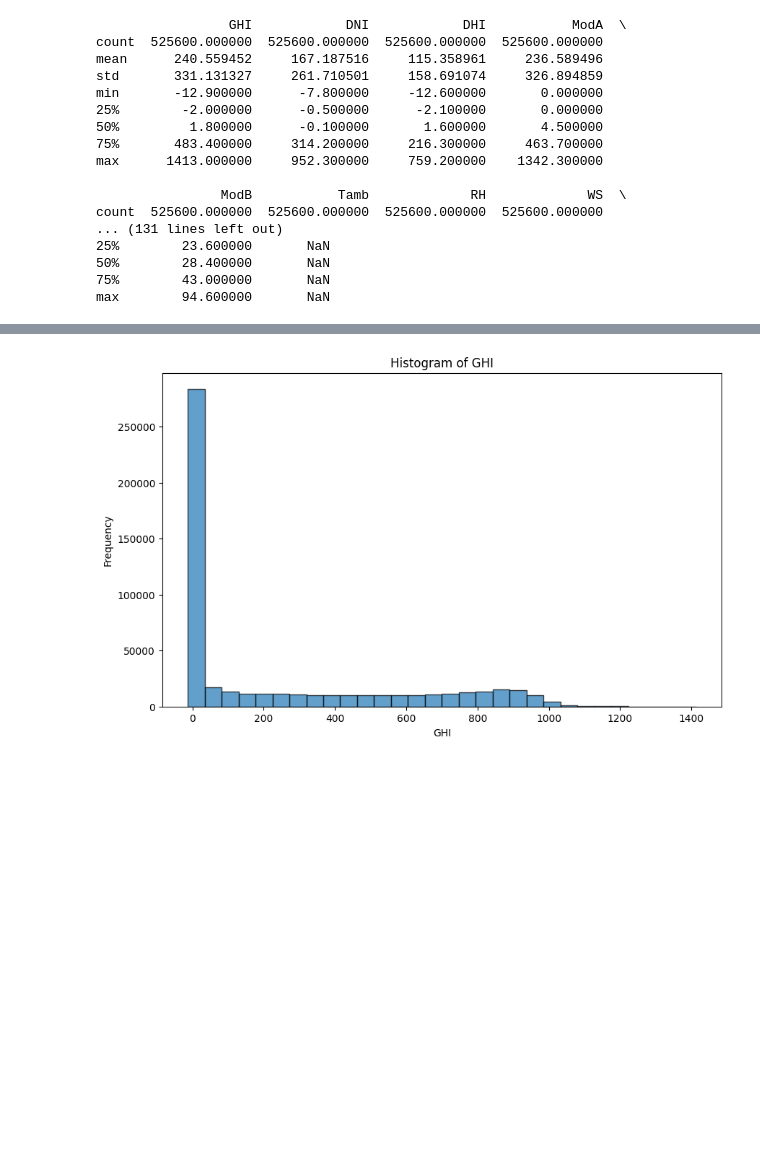
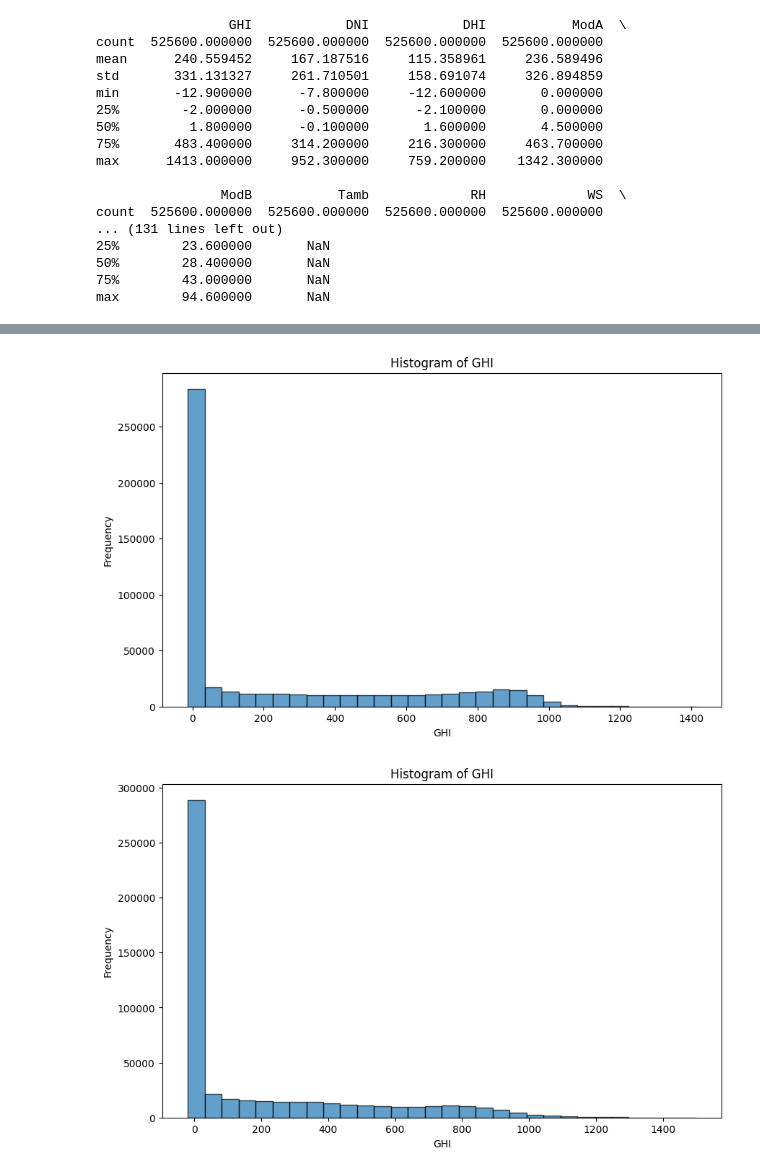
Before and after one commit to Alpha-Mintamir/solar_farm_data_analysis, a Jupyter notebook: notebooks/exploratory_data_analysis.ipynb, the cells around one changed output, grey strips where cells are left out. Saved outputs shown, nothing was run; the diff lists cells and outputs as text; code cells hidden in the pictures; blank space fills up the shorter version.

```diff
--- a/notebooks/exploratory_data_analysis.ipynb
+++ b/notebooks/exploratory_data_analysis.ipynb
@@ -146,13 +162,16 @@ plot_wind_polar(df_benin)
 # %%
 def plot_histogram(df, column):
     plt.figure(figsize=(10, 6))
     plt.hist(df[column].dropna(), bins=30, edgecolor='k', alpha=0.7)
     plt.xlabel(column)
     plt.ylabel('Frequency')
     plt.title(f'Histogram of {column}')
     plt.show()
 
 # Example: Histogram of GHI
 plot_histogram(df_benin, 'GHI')
+plot_histogram(df_sierraleone, 'GHI')
+plot_histogram(df_togo, 'GHI')
 # %% [output]
 [figure]
+[figure, added]
```
Also changed, not shown: parts of 5 cells of this notebook, 1 other file.
